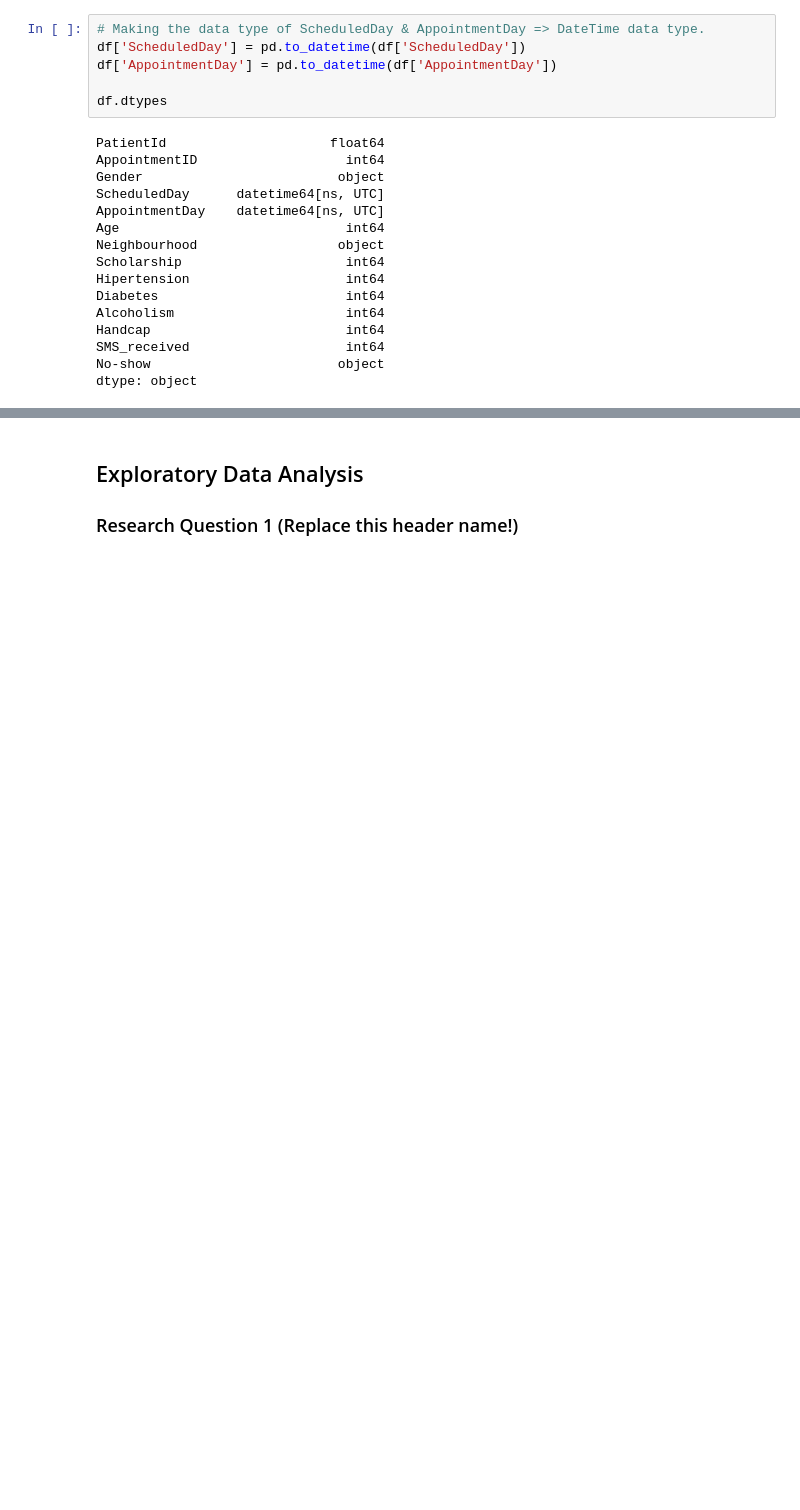
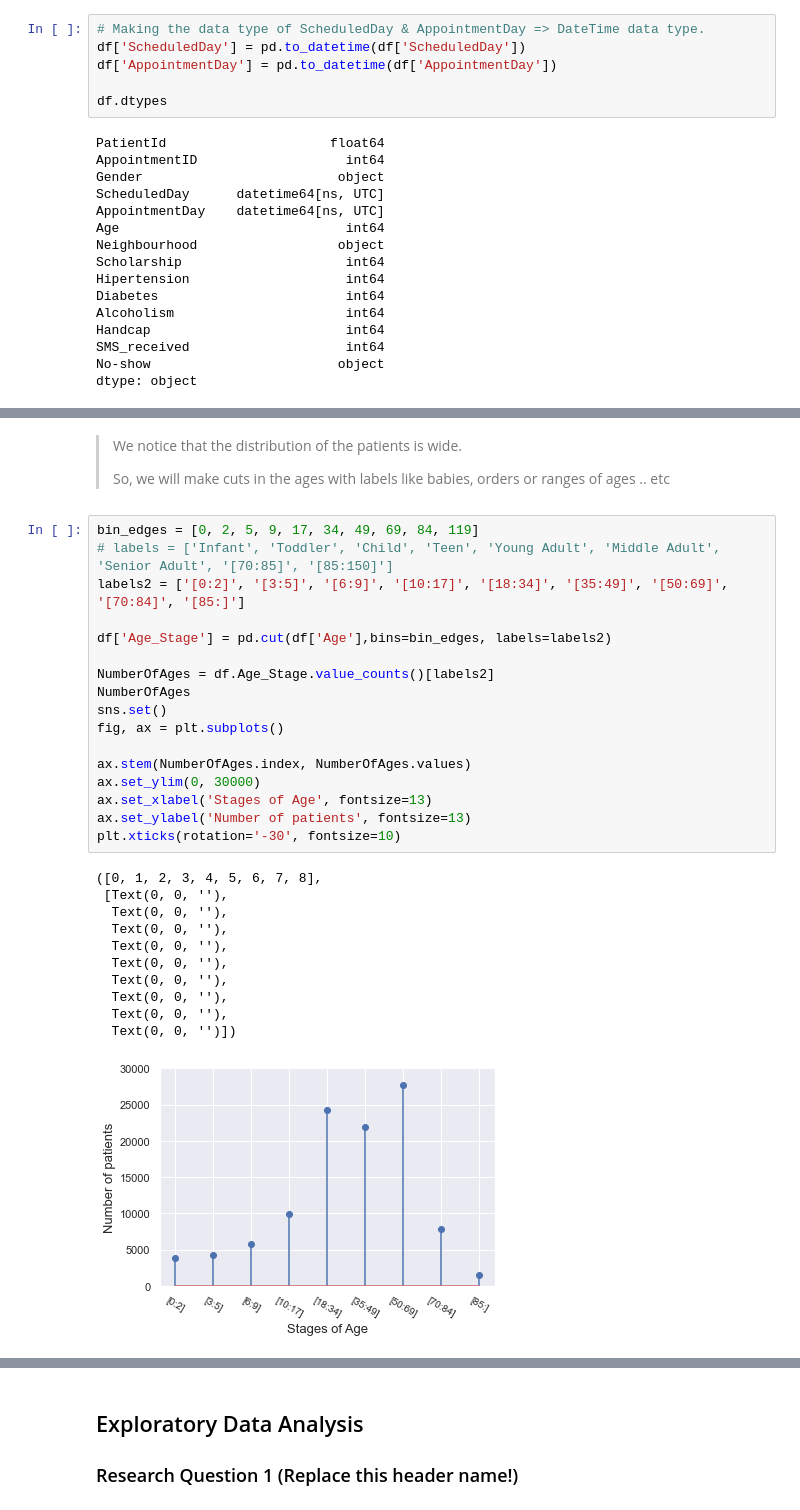
Before and after one commit to mo7amed7assan1911/Medical-Appointment-No-Shows, a Jupyter notebook: Investigate_a_Dataset.ipynb, the cells around one changed output, grey strips where cells are left out. Saved outputs shown, nothing was run; the diff lists cells and outputs as text; blank space fills up the shorter version.

```diff
--- a/Investigate_a_Dataset.ipynb
+++ b/Investigate_a_Dataset.ipynb
@@ -161,0 +179,33 @@ Name: Age, Length: 104, dtype: int64
+# %% [markdown]
+> We notice that the distribution of the patients is wide.
+>
+> So, we will make cuts in the ages with labels like babies, orders or ranges of ages .. etc
+# %%
+bin_edges = [0, 2, 5, 9, 17, 34, 49, 69, 84, 119]
+# labels = ['Infant', 'Toddler', 'Child', 'Teen', 'Young Adult', 'Middle Adult', 'Senior Adult', '[70:85]', '[85:150]']
+labels2 = ['[0:2]', '[3:5]', '[6:9]', '[10:17]', '[18:34]', '[35:49]', '[50:69]', '[70:84]', '[85:]']
+
+df['Age_Stage'] = pd.cut(df['Age'],bins=bin_edges, labels=labels2)
+
+NumberOfAges = df.Age_Stage.value_counts()[labels2]
+NumberOfAges
+sns.set()
+fig, ax = plt.subplots()
+
+ax.stem(NumberOfAges.index, NumberOfAges.values)
+ax.set_ylim(0, 30000)
+ax.set_xlabel('Stages of Age', fontsize=13)
+ax.set_ylabel('Number of patients', fontsize=13)
+plt.xticks(rotation='-30', fontsize=10)
+# %% [output]
+([0, 1, 2, 3, 4, 5, 6, 7, 8],
+ [Text(0, 0, ''),
+  Text(0, 0, ''),
+  Text(0, 0, ''),
+  Text(0, 0, ''),
+  Text(0, 0, ''),
+  Text(0, 0, ''),
+  Text(0, 0, ''),
+  Text(0, 0, ''),
+  Text(0, 0, '')])
+[figure, added]
```
Also changed, not shown: parts of 8 cells of this notebook.
